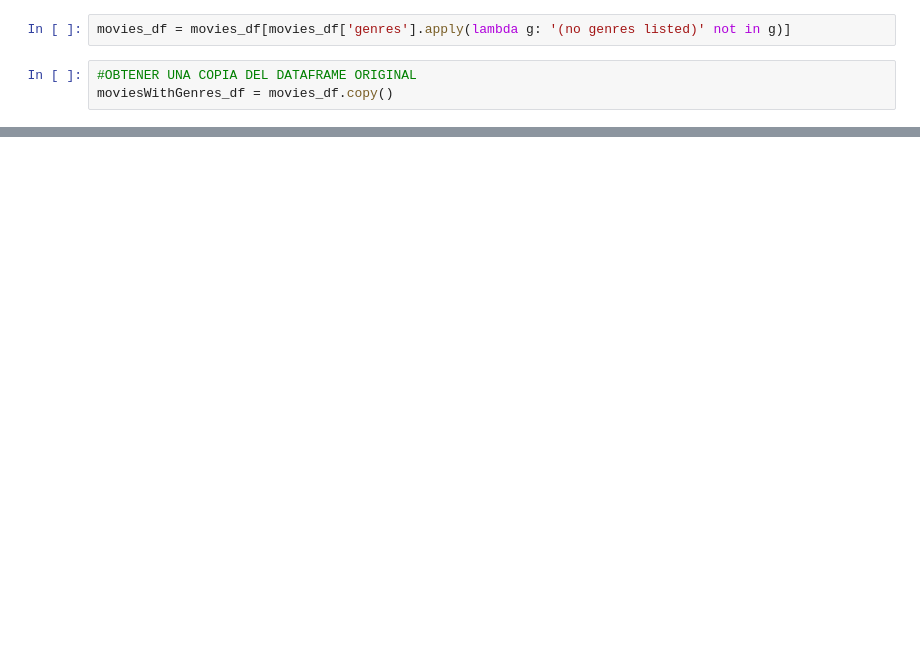
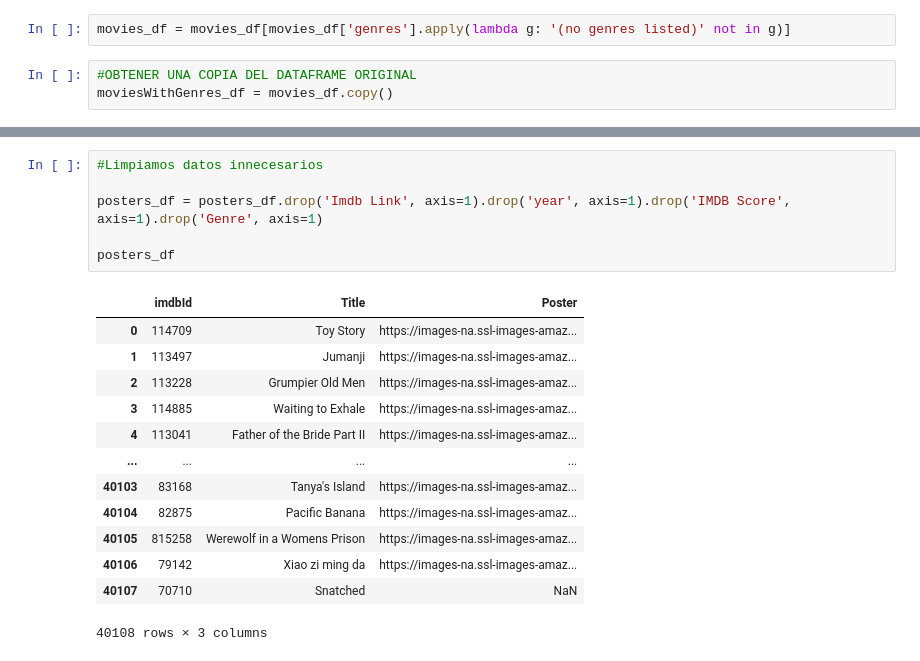
Before and after one commit to CarlosSilvaE/Modelos_Recursada, a Jupyter notebook: One_Hot_Encoding/Recomendacion.ipynb, the cells around one changed output, grey strips where cells are left out. Saved outputs shown, nothing was run; the diff lists cells and outputs as text; blank space fills up the shorter version.

```diff
--- a/One_Hot_Encoding/Recomendacion.ipynb
+++ b/One_Hot_Encoding/Recomendacion.ipynb
@@ -137,0 +524,20 @@ movies_df_position.head(20)
+# %%
+#Limpiamos datos innecesarios
+
+posters_df = posters_df.drop('Imdb Link', axis=1).drop('year', axis=1).drop('IMDB Score', axis=1).drop('Genre', axis=1)
+
+posters_df
+# %% [output]
+|  | imdbId | Title | Poster |
+| 0 | 114709 | Toy Story | https://images-na.ssl-images-amaz... |
+| 1 | 113497 | Jumanji | https://images-na.ssl-images-amaz... |
+| 2 | 113228 | Grumpier Old Men | https://images-na.ssl-images-amaz... |
+| 3 | 114885 | Waiting to Exhale | https://images-na.ssl-images-amaz... |
+| 4 | 113041 | Father of the Bride Part II | https://images-na.ssl-images-amaz... |
+| ... | ... | ... | ... |
+| 40103 | 83168 | Tanya's Island | https://images-na.ssl-images-amaz... |
+| 40104 | 82875 | Pacific Banana | https://images-na.ssl-images-amaz... |
+| 40105 | 815258 | Werewolf in a Womens Prison | https://images-na.ssl-images-amaz... |
+| 40106 | 79142 | Xiao zi ming da | https://images-na.ssl-images-amaz... |
+| 40107 | 70710 | Snatched | NaN |
+40108 rows × 3 columns
```
Also changed, not shown: parts of 29 cells of this notebook.
